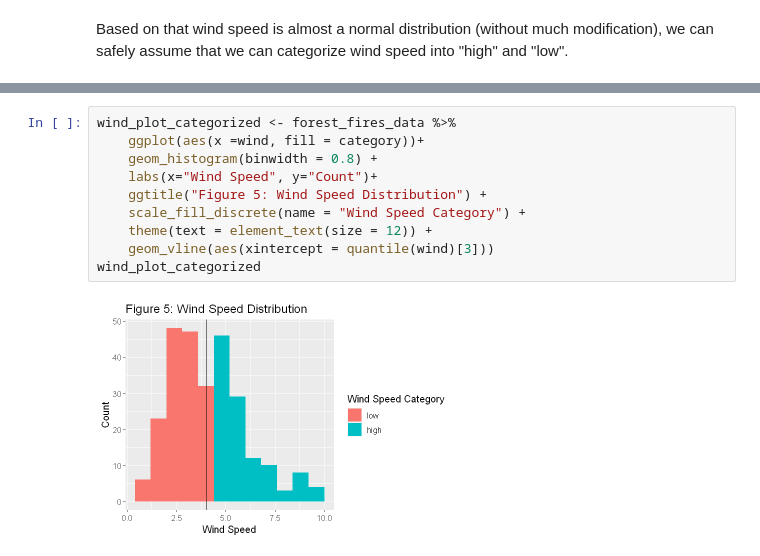
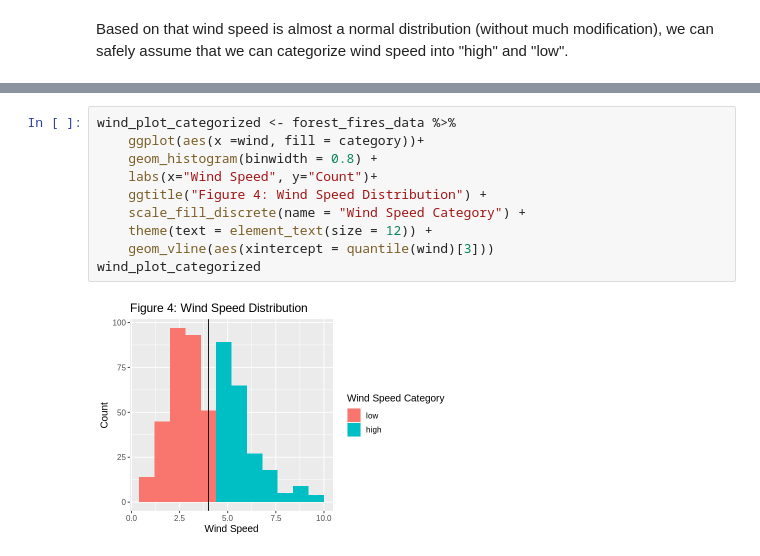
Before and after one commit to Mapleia/STAT_201_proj, a Jupyter notebook: src/Preliminary_Results.ipynb, the cells around one changed output, grey strips where cells are left out. Saved outputs shown, nothing was run; the diff lists cells and outputs as text.

```diff
--- a/src/Preliminary_Results.ipynb
+++ b/src/Preliminary_Results.ipynb
@@ -137,12 +128,12 @@ A tibble: 6 × 5
 # %%
 wind_plot_categorized <- forest_fires_data %>%
     ggplot(aes(x =wind, fill = category))+
     geom_histogram(binwidth = 0.8) +
     labs(x="Wind Speed", y="Count")+
-    ggtitle("Figure 5: Wind Speed Distribution") +
+    ggtitle("Figure 4: Wind Speed Distribution") +
     scale_fill_discrete(name = "Wind Speed Category") +
     theme(text = element_text(size = 12)) +
     geom_vline(aes(xintercept = quantile(wind)[3]))
 wind_plot_categorized
 # %% [output]
-[figure, old version]
+[figure, new version]
```
Also changed, not shown: parts of 5 cells of this notebook.
